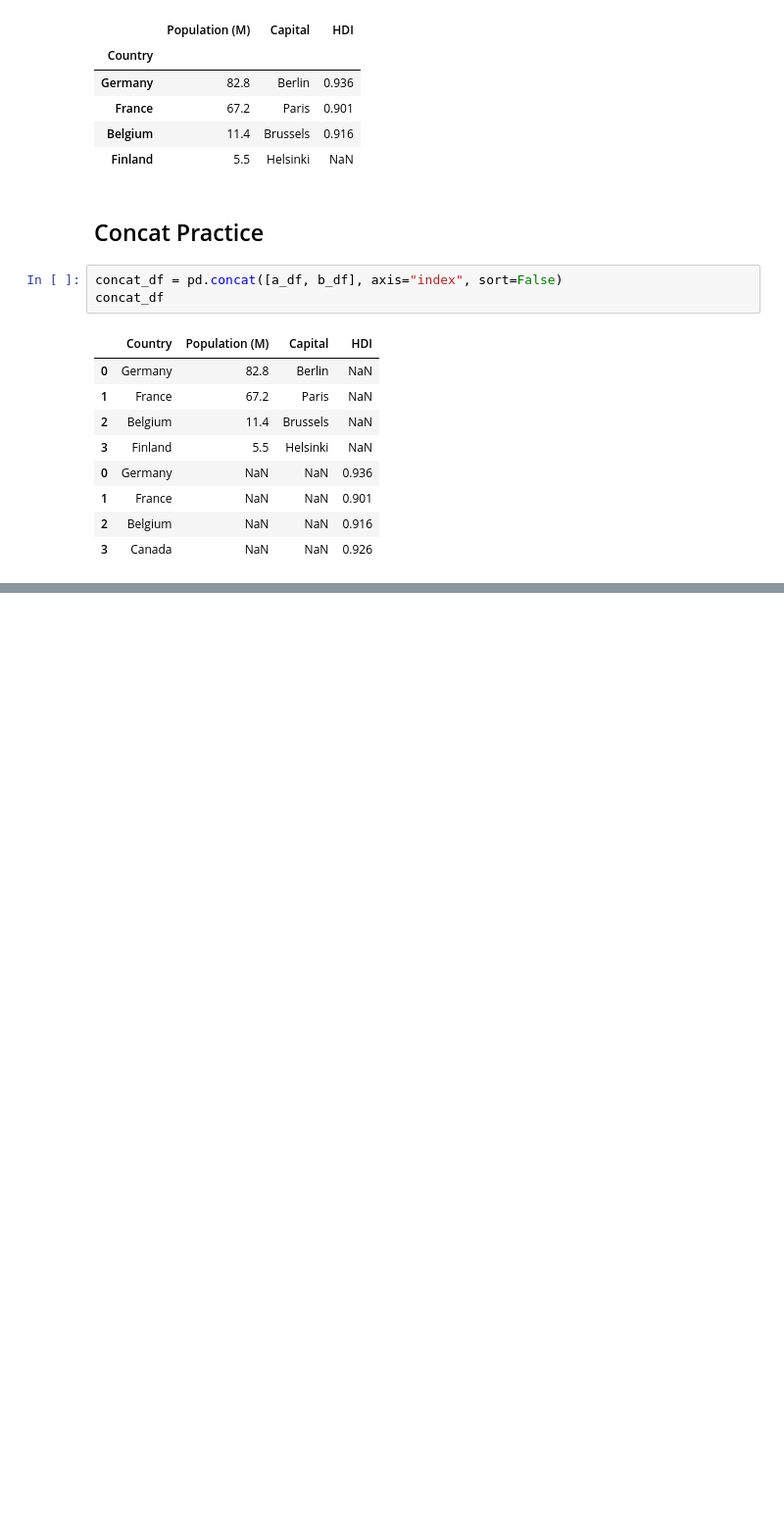
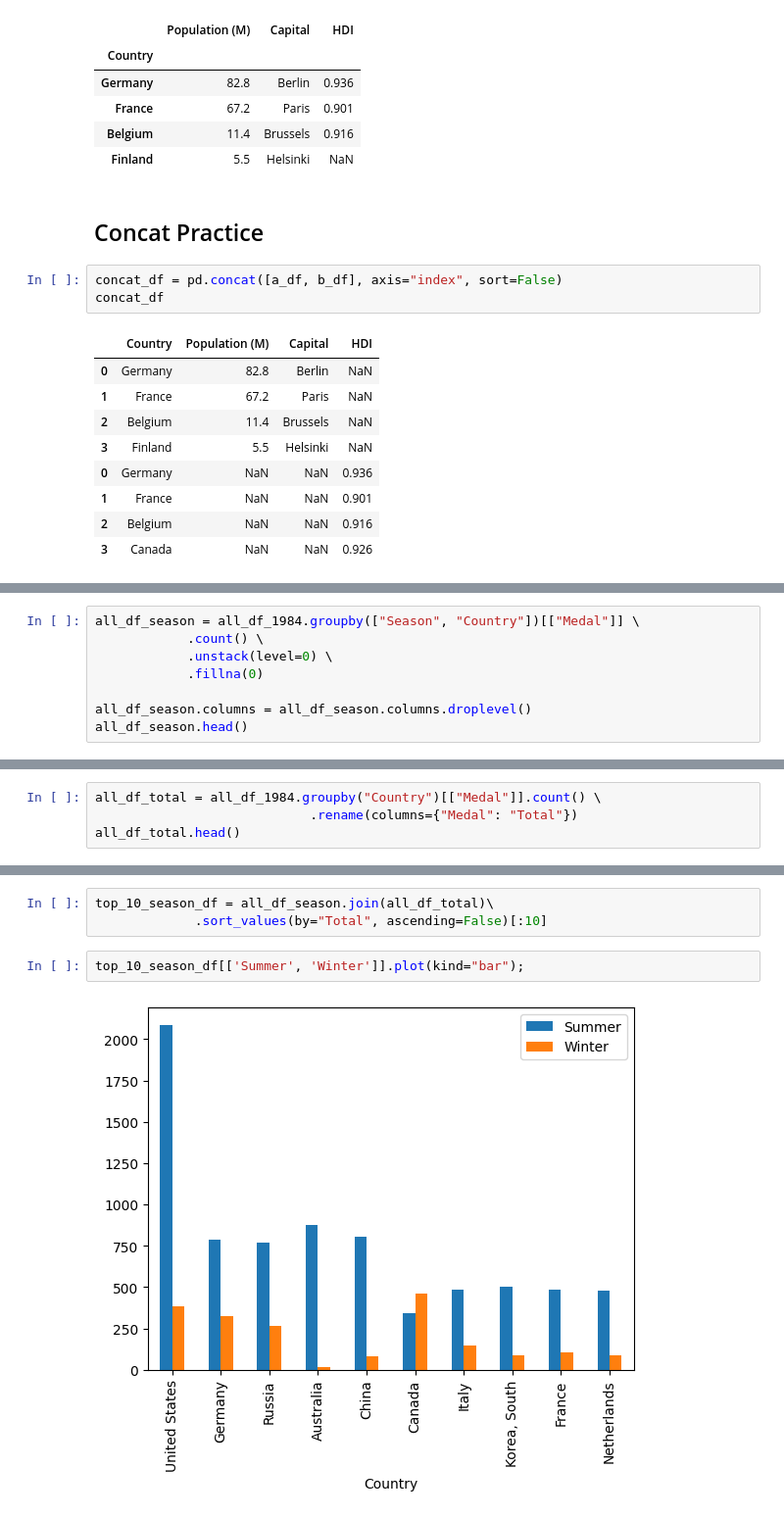
Before and after one commit to lauracoding7/lw_data_science, a Jupyter notebook: 02-Data-Toolkit/01-Data-Analysis/multiple-files-with-pandas/multiple_files.ipynb, the cells around one changed output, grey strips where cells are left out. Shown at 98% size. Drawn from its saved outputs; the diff is of its cells as text; blank space fills up the shorter version.

```diff
--- a/02-Data-Toolkit/01-Data-Analysis/multiple-files-with-pandas/multiple_files.ipynb
+++ b/02-Data-Toolkit/01-Data-Analysis/multiple-files-with-pandas/multiple_files.ipynb
@@ -242,0 +353,8 @@ concat_df
+# %%
+all_df_season = all_df_1984.groupby(["Season", "Country"])[["Medal"]] \
+            .count() \
+            .unstack(level=0) \
+            .fillna(0)
+
+all_df_season.columns = all_df_season.columns.droplevel()
+all_df_season.head()
@@ -242,0 +369,4 @@ concat_df
+# %%
+all_df_total = all_df_1984.groupby("Country")[["Medal"]].count() \
+                            .rename(columns={"Medal": "Total"})
+all_df_total.head()
@@ -242,0 +381,7 @@ concat_df
+# %%
+top_10_season_df = all_df_season.join(all_df_total)\
+             .sort_values(by="Total", ascending=False)[:10]
+# %%
+top_10_season_df[['Summer', 'Winter']].plot(kind="bar");
+# %% [output]
+[figure, added]
```
Also changed, not shown: parts of 33 cells of this notebook, 30 other files.
